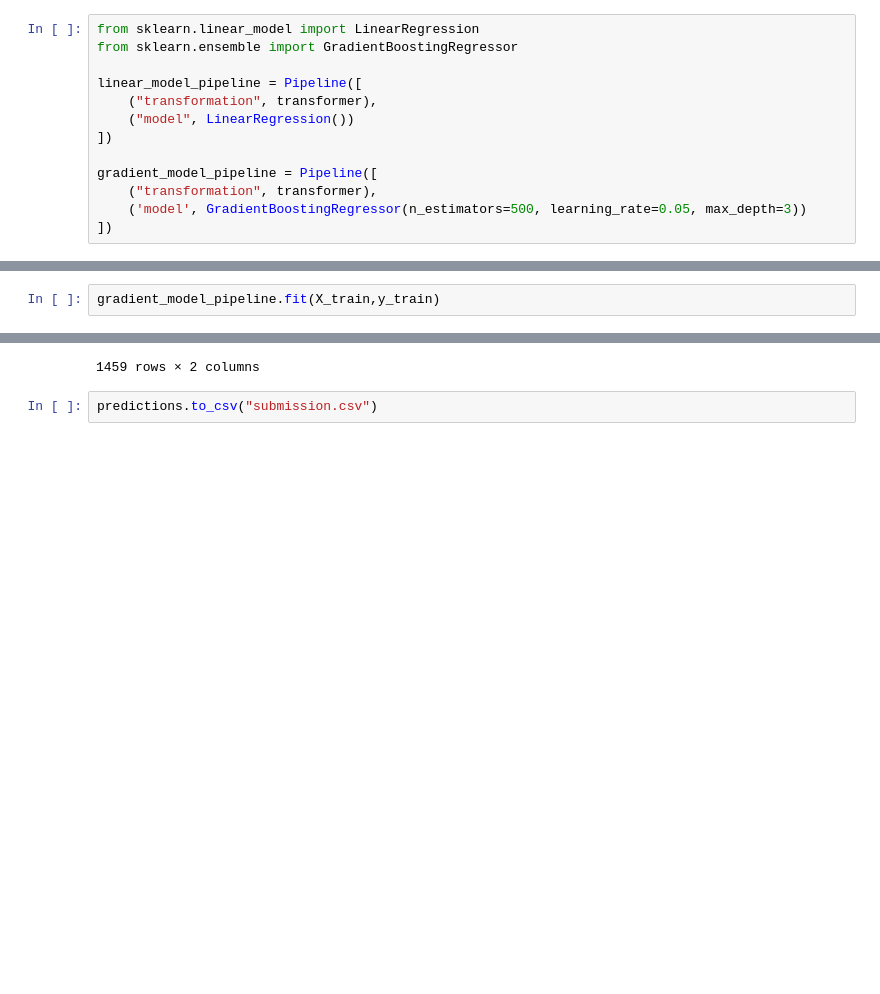
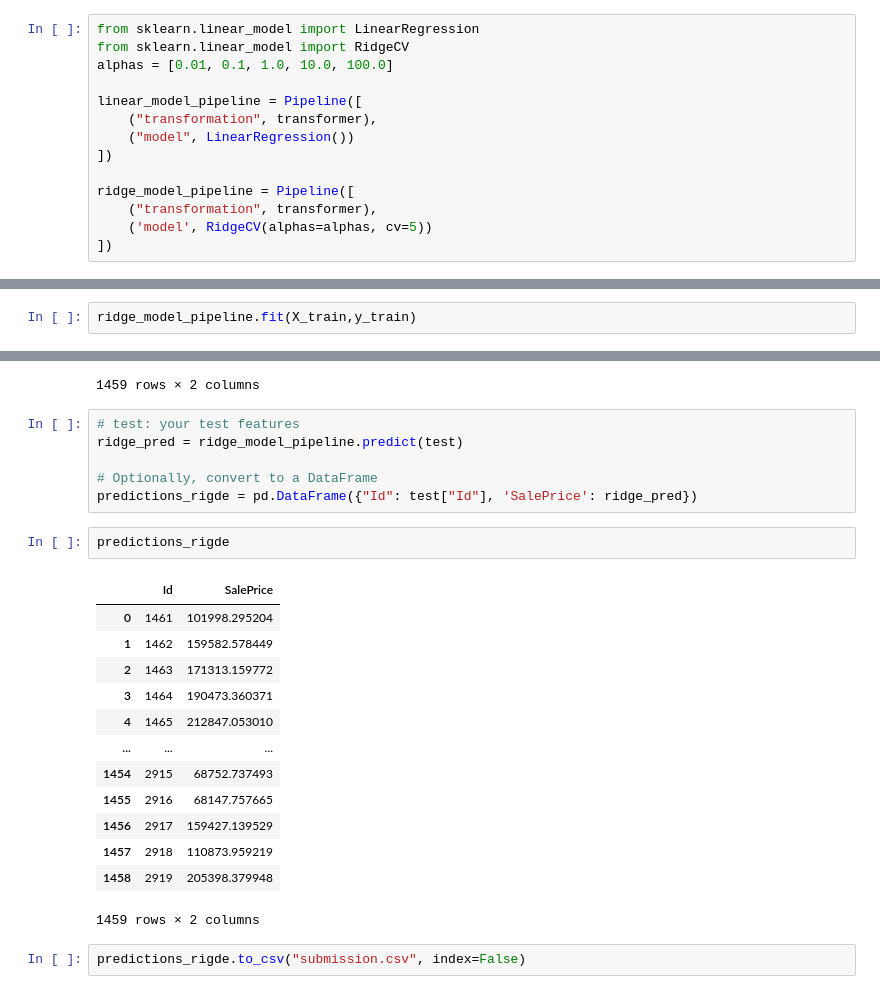
Before and after one commit to adityxnand/house-saleprice-regression, a Jupyter notebook: house-sale-price-regression.ipynb, the cells around one changed output, grey strips where cells are left out. Cells and saved outputs as stored; diff of their text form; blank space fills up the shorter version.

```diff
--- a/house-sale-price-regression.ipynb
+++ b/house-sale-price-regression.ipynb
@@ -267,16 +267,17 @@ transformer = ColumnTransformer([
 ])
 # %%
 from sklearn.linear_model import LinearRegression
-from sklearn.ensemble import GradientBoostingRegressor
+from sklearn.linear_model import RidgeCV
+alphas = [0.01, 0.1, 1.0, 10.0, 100.0]
 
 linear_model_pipeline = Pipeline([
     ("transformation", transformer),
     ("model", LinearRegression())
 ])
 
-gradient_model_pipeline = Pipeline([
+ridge_model_pipeline = Pipeline([
     ("transformation", transformer),
-    ('model', GradientBoostingRegressor(n_estimators=500, learning_rate=0.05, max_depth=3))
+    ('model', RidgeCV(alphas=alphas, cv=5))
 ])
 # %%
 linear_model_pipeline.fit(X_train, y_train)
@@ -299,7 +300,7 @@ Pipeline(steps=[('transformation',
                                                    'SaleCondition'])])),
                 ('model', LinearRegression())])
 # %%
-gradient_model_pipeline.fit(X_train,y_train)
+ridge_model_pipeline.fit(X_train,y_train)
 # %% [output]
 Pipeline(steps=[('transformation',
                  ColumnTransformer(transformers=[('numerical',
@@ -358,5 +358,27 @@ predictions
 | 1457 | 2918 | 109400.601900 |
 | 1458 | 2919 | 206430.516755 |
 1459 rows × 2 columns
+# %%
+# test: your test features
+ridge_pred = ridge_model_pipeline.predict(test)
+
+# Optionally, convert to a DataFrame
+predictions_rigde = pd.DataFrame({"Id": test["Id"], 'SalePrice': ridge_pred})
+# %%
+predictions_rigde
+# %% [output]
+|  | Id | SalePrice |
+| 0 | 1461 | 101998.295204 |
+| 1 | 1462 | 159582.578449 |
+| 2 | 1463 | 171313.159772 |
+| 3 | 1464 | 190473.360371 |
+| 4 | 1465 | 212847.053010 |
+| ... | ... | ... |
+| 1454 | 2915 | 68752.737493 |
+| 1455 | 2916 | 68147.757665 |
+| 1456 | 2917 | 159427.139529 |
+| 1457 | 2918 | 110873.959219 |
+| 1458 | 2919 | 205398.379948 |
+1459 rows × 2 columns
 # %%
-predictions.to_csv("submission.csv")
+predictions_rigde.to_csv("submission.csv", index=False)
```
Also changed, not shown: parts of 5 cells of this notebook.
